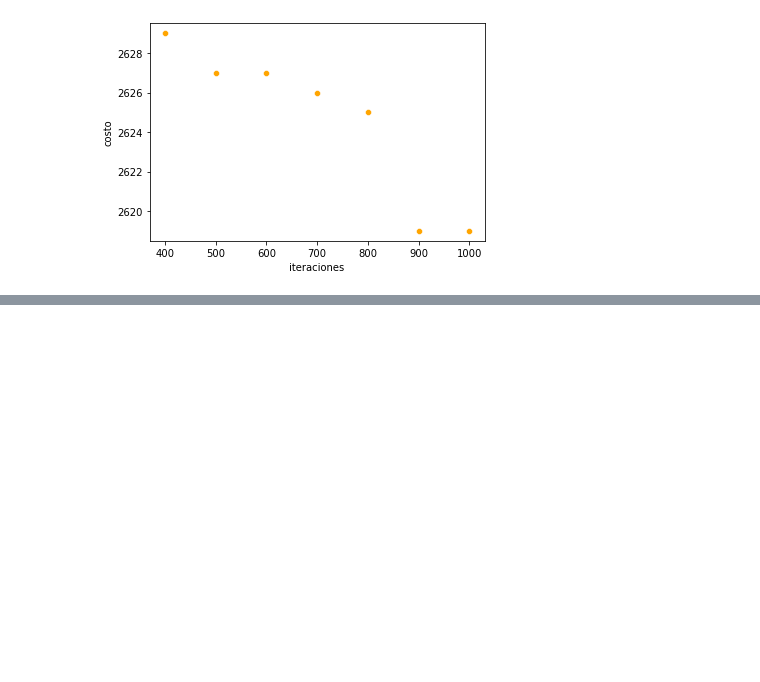
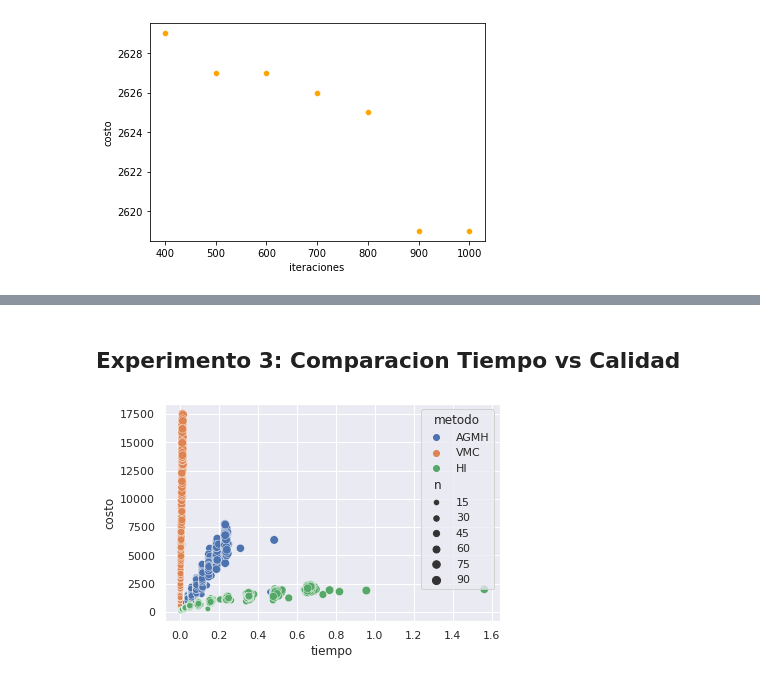
Before and after one commit to cmamani02/tp2_tspAlgo3, a Jupyter notebook: python/analisis.ipynb, the cells around one changed output, grey strips where cells are left out. Drawn from its saved outputs; the diff is of its cells as text; code cells hidden in the pictures; blank space fills up the shorter version.

```diff
--- a/python/analisis.ipynb
+++ b/python/analisis.ipynb
@@ -107,0 +126,8 @@ fig = sns.scatterplot(data=df_variacion_iteraciones_TSE_AGM[(df_variacion_iterac
+# %% [markdown]
+## Experimento 3: Comparacion Tiempo vs Calidad
+# %%
+df_fijo = df_resultados[(df_resultados["n"]==50)].copy();
+sns.scatterplot(data=df_resultados, x="tiempo", y="costo", hue="metodo",size="n")
+plt.show()
+# %% [output]
+[figure, added]
```
Also changed, not shown: parts of 10 cells of this notebook.
